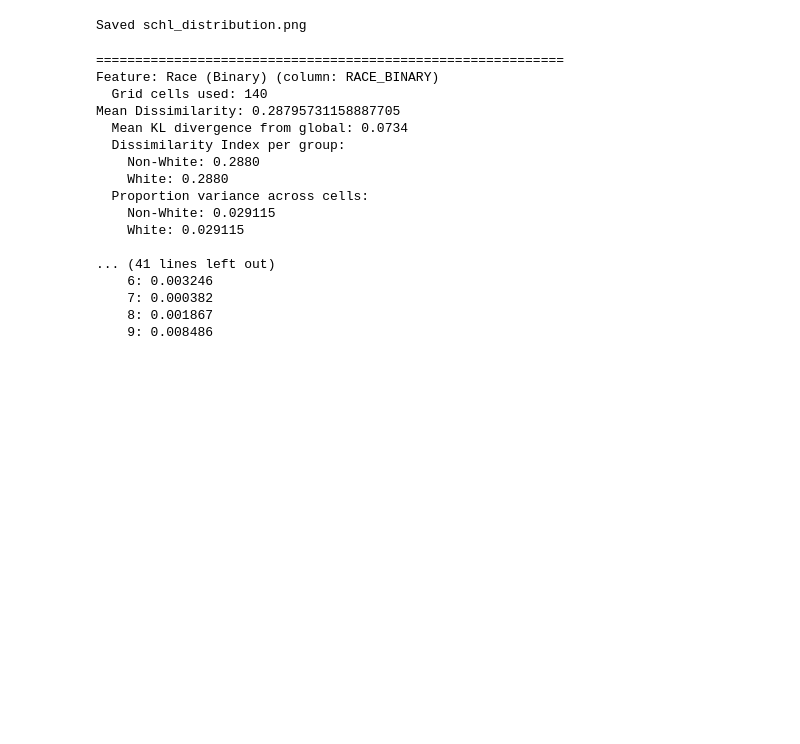
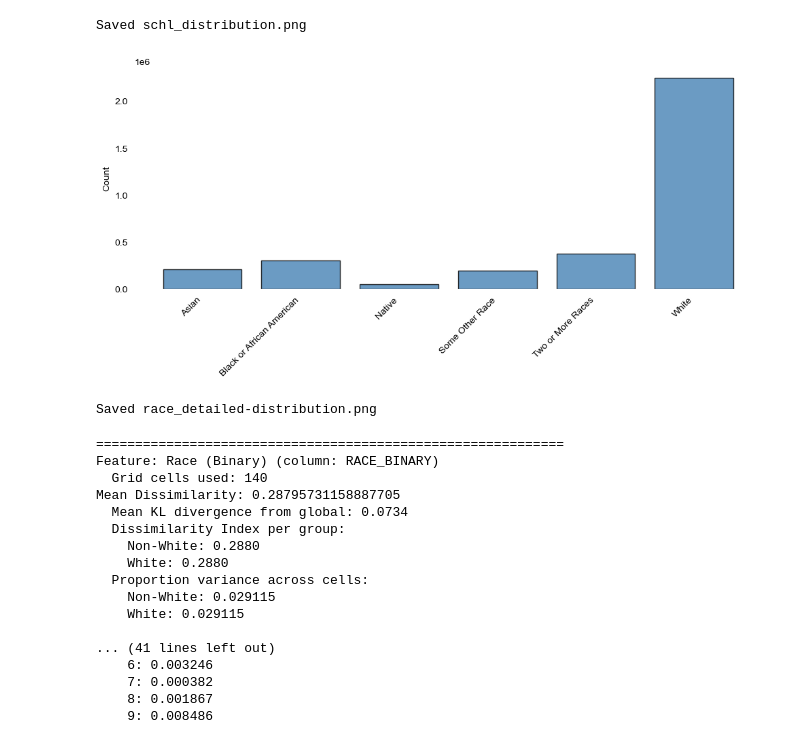
Before and after one commit to PeeterTarvas/MastersThesis, a Jupyter notebook: anaysis.ipynb, the cells around one changed output. Cells and saved outputs as stored; diff of their text form; code cells hidden in the pictures; blank space fills up the shorter version.

```diff
--- a/anaysis.ipynb
+++ b/anaysis.ipynb
@@ -510,6 +510,41 @@ def merge_race_6(r):
     else: return 'Other'
 
 df['RACE_6'] = df[race_col].apply(merge_race_6)
+
+
+RAC1P_LABELS = {
+    1: 'White',
+    2: 'Black or African American',
+    3: 'Native',
+    4: 'Native',
+    5: 'Native',
+    6: 'Asian',
+    7: 'Native',
+    8: 'Some Other Race',
+    9: 'Two or More Races'
+}
+# %%
+plt.figure(figsize=(10, 5), facecolor='white')
+
+race_counts = df[race_col].value_counts().sort_index()
+race_counts.index = race_counts.index.map(RAC1P_LABELS).fillna('Unknown')
+
+race_counts = race_counts.groupby(level=0).sum()
+
+ax = plt.gca()
+ax.set_facecolor('white')
+bars = ax.bar(race_counts.index, race_counts,
+              color="steelblue", edgecolor='black', alpha=0.8)
+ax.set_ylabel('Count', color='black')
+ax.tick_params(colors='black')
+plt.xticks(rotation=45, ha='right') # Increased rotation for longer text labels
+plt.tight_layout()
+plt.savefig('race_detailed-distribution.png', dpi=150, bbox_inches='tight')
+plt.show()
+print("Saved race_detailed-distribution.png")
+# %% [output]
+[figure, added]
+Saved race_detailed-distribution.png
 # %%
 def spatial_segregation_analysis(df, group_col, lat_col='Latitude', lon_col='Longitude',
                                  n_lat_bins=20, n_lon_bins=30):
```
Also changed, not shown: 1 other file.
